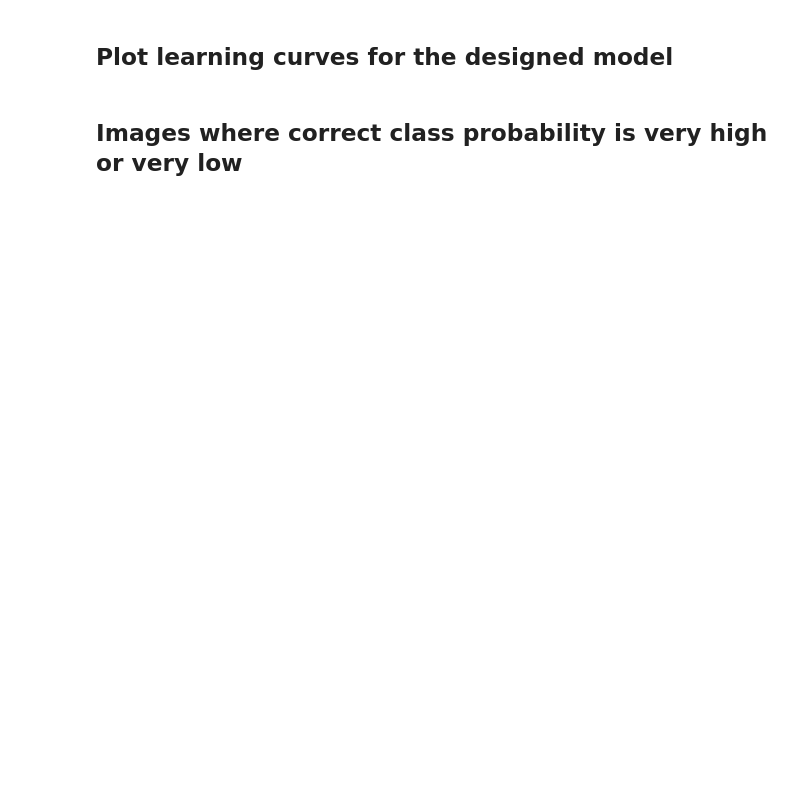
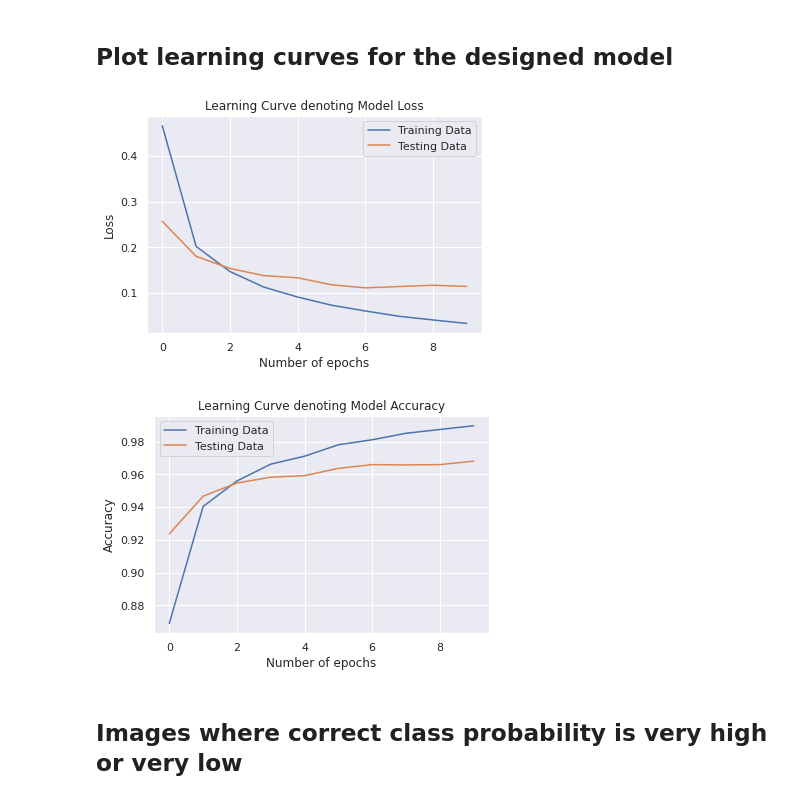
Before and after one commit to js3050/635_project1, a Jupyter notebook: MLP.ipynb, the cells around one changed output. Saved outputs shown, nothing was run; the diff lists cells and outputs as text; code cells hidden in the pictures; blank space fills up the shorter version.

Commit message:
-Second Visualization done,one remaining

```diff
--- a/MLP.ipynb
+++ b/MLP.ipynb
@@ -86,21 +86,28 @@ print(test_loss)
 # %% [markdown]
 ## Plot learning curves for the designed model
 # %%
+fig = plt.figure()
 plt.plot(history.history['loss'], label="Training Data")
 plt.plot(history.history["val_loss"], label="Testing Data")
 plt.title("Learning Curve denoting Model Loss")
 plt.ylabel("Loss")
 plt.xlabel('Number of epochs')
 plt.legend(loc="upper right")
+fig.savefig('Loss.png')
 plt.show()
 
+fig = plt.figure()
 plt.plot(history.history['accuracy'], label="Training Data")
 plt.plot(history.history["val_accuracy"], label="Testing Data")
 plt.title("Learning Curve denoting Model Accuracy")
 plt.ylabel("Accuracy")
 plt.xlabel('Number of epochs')
 plt.legend(loc="upper left")
+fig.savefig('Accuracy.png')
 plt.show()
+# %% [output]
+[figure, added]
+[figure, added]
 # %% [markdown]
 ## Images where correct class probability is very high or very low
 # %%
```
Also changed, not shown: parts of 5 cells of this notebook.
